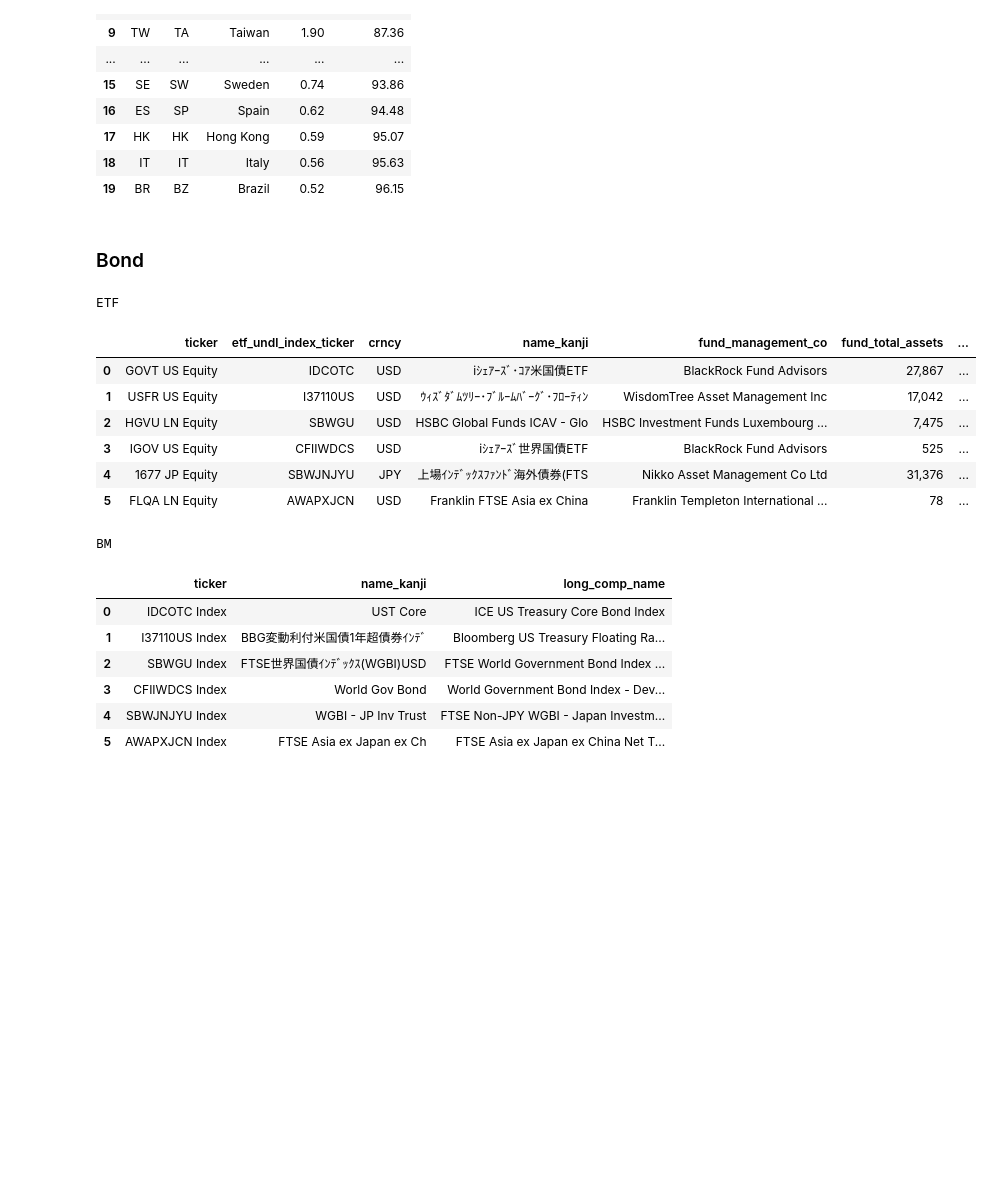
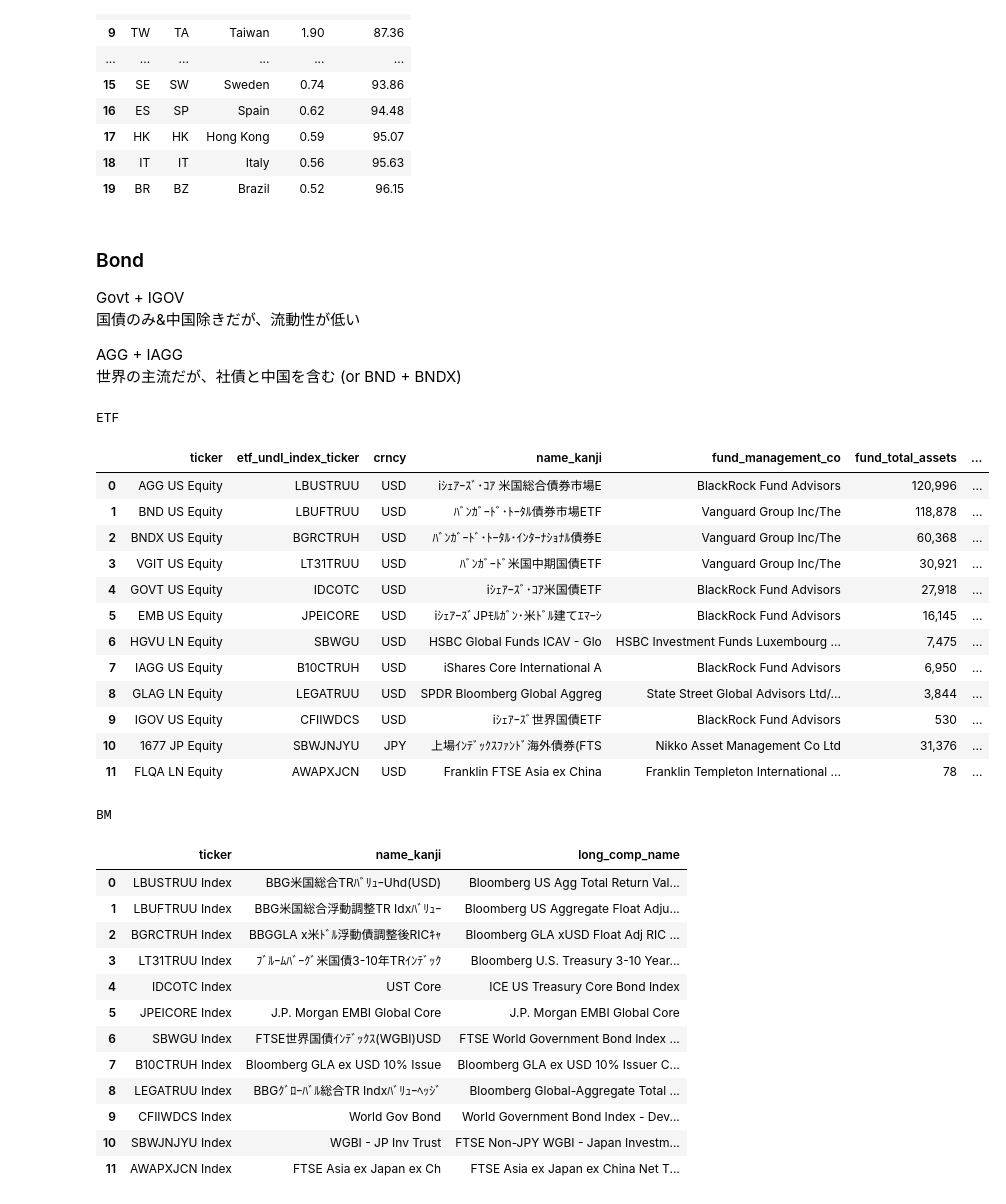
Before and after one commit to ken-100/Investment_Python, a Jupyter notebook: BBG/ETF.ipynb, the cells around one changed output. Cells and saved outputs as stored; diff of their text form; code cells hidden in the pictures; blank space fills up the shorter version.

```diff
--- a/BBG/ETF.ipynb
+++ b/BBG/ETF.ipynb
@@ -185,28 +196,46 @@ W.loc[:19,:]
 | 19 | BR | BZ | Brazil | 0.52 | 96.15 |
 # %% [markdown]
 ### Bond
+Govt + IGOV\
+国債のみ&中国除きだが、流動性が低い
+
+
+AGG + IAGG\
+世界の主流だが、社債と中国を含む (or BND + BNDX)
 # %%
-T0 = ['GOVT US','IGOV US','FLQA LN','USFR US','HGVU LN','1677 JP']
+T0 = ['GOVT US','IGOV US','FLQA LN','HGVU LN','1677 JP','AGG US','IAGG US','EMB US','GLAG LN','BND US','BNDX US','VGIT US']
 T = [x + ' Equity' for x in T0]
 df, BM = BDP(T)
 print('ETF')
 display(df)
 print('BM')
 BM
 # %% [output]
 ETF
 |  | ticker | etf_undl_index_ticker | crncy | name_kanji | fund_management_co | fund_total_assets | ... |
-| 0 | GOVT US Equity | IDCOTC | USD | iｼｪｱｰｽﾞ･ｺｱ米国債ETF | BlackRock Fund Advisors | 27,867 | ... |
-| 1 | USFR US Equity | I37110US | USD | ｳｨｽﾞﾀﾞﾑﾂﾘｰ･ﾌﾞﾙｰﾑﾊﾞｰｸﾞ･ﾌﾛｰﾃｨﾝ | WisdomTree Asset Management Inc | 17,042 | ... |
-| 2 | HGVU LN Equity | SBWGU | USD | HSBC Global Funds ICAV - Glo | HSBC Investment Funds Luxembourg ... | 7,475 | ... |
-| 3 | IGOV US Equity | CFIIWDCS | USD | iｼｪｱｰｽﾞ世界国債ETF | BlackRock Fund Advisors | 525 | ... |
-| 4 | 1677 JP Equity | SBWJNJYU | JPY | 上場ｲﾝﾃﾞｯｸｽﾌｧﾝﾄﾞ海外債券(FTS | Nikko Asset Management Co Ltd | 31,376 | ... |
-| 5 | FLQA LN Equity | AWAPXJCN | USD | Franklin FTSE Asia ex China | Franklin Templeton International ... | 78 | ... |
+| 0 | AGG US Equity | LBUSTRUU | USD | iｼｪｱｰｽﾞ･ｺｱ 米国総合債券市場E | BlackRock Fund Advisors | 120,996 | ... |
+| 1 | BND US Equity | LBUFTRUU | USD | ﾊﾞﾝｶﾞｰﾄﾞ･ﾄｰﾀﾙ債券市場ETF | Vanguard Group Inc/The | 118,878 | ... |
+| 2 | BNDX US Equity | BGRCTRUH | USD | ﾊﾞﾝｶﾞｰﾄﾞ･ﾄｰﾀﾙ･ｲﾝﾀｰﾅｼｮﾅﾙ債券E | Vanguard Group Inc/The | 60,368 | ... |
+| 3 | VGIT US Equity | LT31TRUU | USD | ﾊﾞﾝｶﾞｰﾄﾞ米国中期国債ETF | Vanguard Group Inc/The | 30,921 | ... |
+| 4 | GOVT US Equity | IDCOTC | USD | iｼｪｱｰｽﾞ･ｺｱ米国債ETF | BlackRock Fund Advisors | 27,918 | ... |
+| 5 | EMB US Equity | JPEICORE | USD | iｼｪｱｰｽﾞJPﾓﾙｶﾞﾝ･米ﾄﾞﾙ建てｴﾏｰｼ | BlackRock Fund Advisors | 16,145 | ... |
+| 6 | HGVU LN Equity | SBWGU | USD | HSBC Global Funds ICAV - Glo | HSBC Investment Funds Luxembourg ... | 7,475 | ... |
+| 7 | IAGG US Equity | B10CTRUH | USD | iShares Core International A | BlackRock Fund Advisors | 6,950 | ... |
+| 8 | GLAG LN Equity | LEGATRUU | USD | SPDR Bloomberg Global Aggreg | State Street Global Advisors Ltd/... | 3,844 | ... |
+| 9 | IGOV US Equity | CFIIWDCS | USD | iｼｪｱｰｽﾞ世界国債ETF | BlackRock Fund Advisors | 530 | ... |
+| 10 | 1677 JP Equity | SBWJNJYU | JPY | 上場ｲﾝﾃﾞｯｸｽﾌｧﾝﾄﾞ海外債券(FTS | Nikko Asset Management Co Ltd | 31,376 | ... |
+| 11 | FLQA LN Equity | AWAPXJCN | USD | Franklin FTSE Asia ex China | Franklin Templeton International ... | 78 | ... |
 BM
 |  | ticker | name_kanji | long_comp_name |
-| 0 | IDCOTC Index | UST Core | ICE US Treasury Core Bond Index |
-| 1 | I37110US Index | BBG変動利付米国債1年超債券ｲﾝﾃﾞ | Bloomberg US Treasury Floating Ra... |
-| 2 | SBWGU Index | FTSE世界国債ｲﾝﾃﾞｯｸｽ(WGBI)USD | FTSE World Government Bond Index ... |
-| 3 | CFIIWDCS Index | World Gov Bond | World Government Bond Index - Dev... |
-| 4 | SBWJNJYU Index | WGBI - JP Inv Trust | FTSE Non-JPY WGBI - Japan Investm... |
-| 5 | AWAPXJCN Index | FTSE Asia ex Japan ex Ch | FTSE Asia ex Japan ex China Net T... |
+| 0 | LBUSTRUU Index | BBG米国総合TRﾊﾞﾘｭｰUhd(USD) | Bloomberg US Agg Total Return Val... |
+| 1 | LBUFTRUU Index | BBG米国総合浮動調整TR Idxﾊﾞﾘｭｰ | Bloomberg US Aggregate Float Adju... |
+| 2 | BGRCTRUH Index | BBGGLA x米ﾄﾞﾙ浮動債調整後RICｷｬ | Bloomberg GLA xUSD Float Adj RIC ... |
+| 3 | LT31TRUU Index | ﾌﾞﾙｰﾑﾊﾞｰｸﾞ米国債3-10年TRｲﾝﾃﾞｯｸ | Bloomberg U.S. Treasury 3-10 Year... |
+| 4 | IDCOTC Index | UST Core | ICE US Treasury Core Bond Index |
+| 5 | JPEICORE Index | J.P. Morgan EMBI Global Core | J.P. Morgan EMBI Global Core |
+| 6 | SBWGU Index | FTSE世界国債ｲﾝﾃﾞｯｸｽ(WGBI)USD | FTSE World Government Bond Index ... |
+| 7 | B10CTRUH Index | Bloomberg GLA ex USD 10% Issue | Bloomberg GLA ex USD 10% Issuer C... |
+| 8 | LEGATRUU Index | BBGｸﾞﾛｰﾊﾞﾙ総合TR Indxﾊﾞﾘｭｰﾍｯｼﾞ | Bloomberg Global-Aggregate Total ... |
+| 9 | CFIIWDCS Index | World Gov Bond | World Government Bond Index - Dev... |
+| 10 | SBWJNJYU Index | WGBI - JP Inv Trust | FTSE Non-JPY WGBI - Japan Investm... |
+| 11 | AWAPXJCN Index | FTSE Asia ex Japan ex Ch | FTSE Asia ex Japan ex China Net T... |
```
Also changed, not shown: parts of 3 cells of this notebook.
